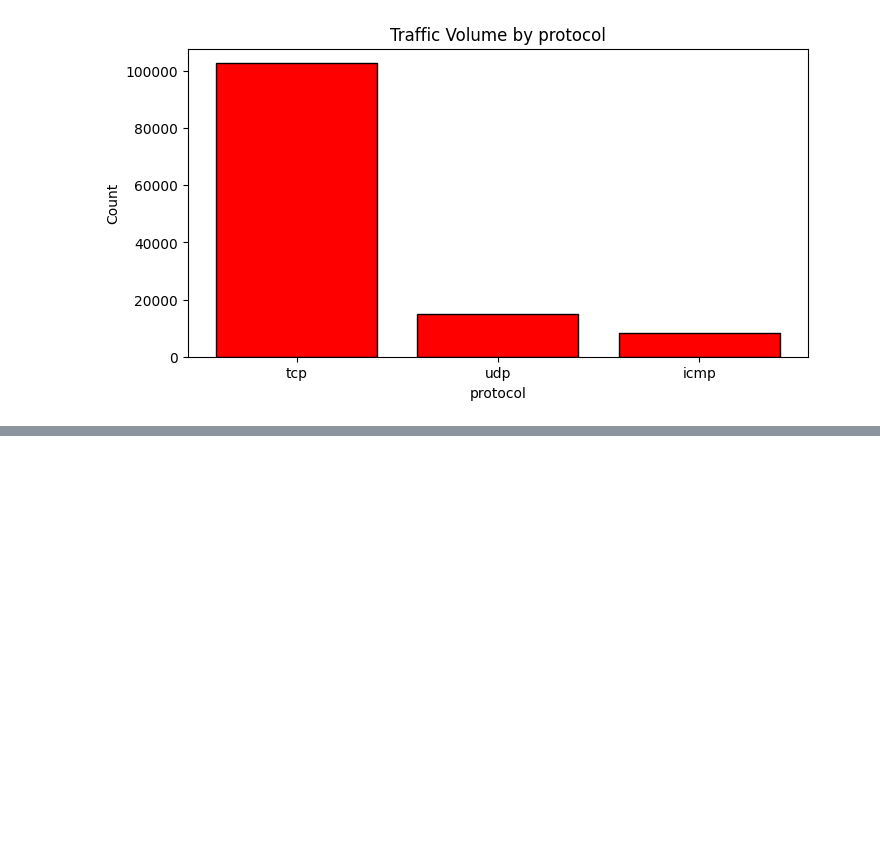
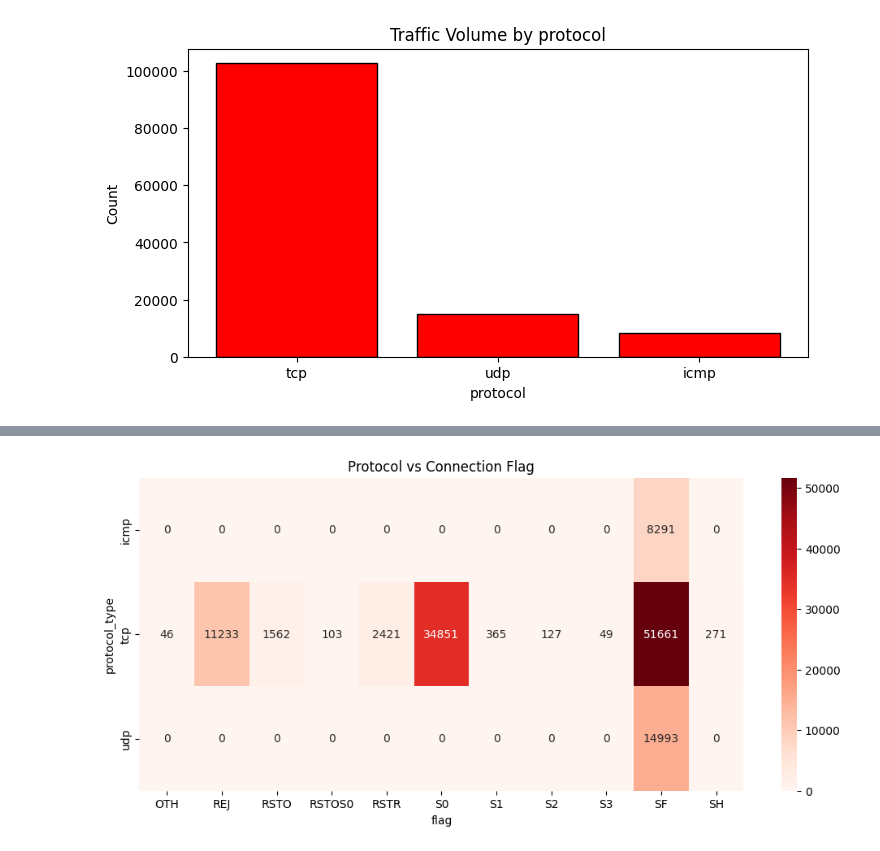
Before and after one commit to mailech/SentinelNet-AI-Powered-Network-Intrusion-Detection-System-, a Jupyter notebook: notebooks/intrusion_detection.ipynb, the cells around one changed output, grey strips where cells are left out. Cells and saved outputs as stored; diff of their text form; code cells hidden in the pictures; blank space fills up the shorter version.

```diff
--- a/notebooks/intrusion_detection.ipynb
+++ b/notebooks/intrusion_detection.ipynb
@@ -336,0 +357,3 @@ plt.show()
+# %%
+ct = pd.crosstab(df['protocol_type'],df['flag'])
+ct
@@ -336,0 +366,7 @@ plt.show()
+# %%
+plt.figure(figsize=(12,5))
+sns.heatmap(ct,annot = True, fmt='d', cmap='Reds')
+plt.title("Protocol vs Connection Flag")
+plt.show()
+# %% [output]
+[figure, added]
```
Also changed, not shown: parts of 6 cells of this notebook.
